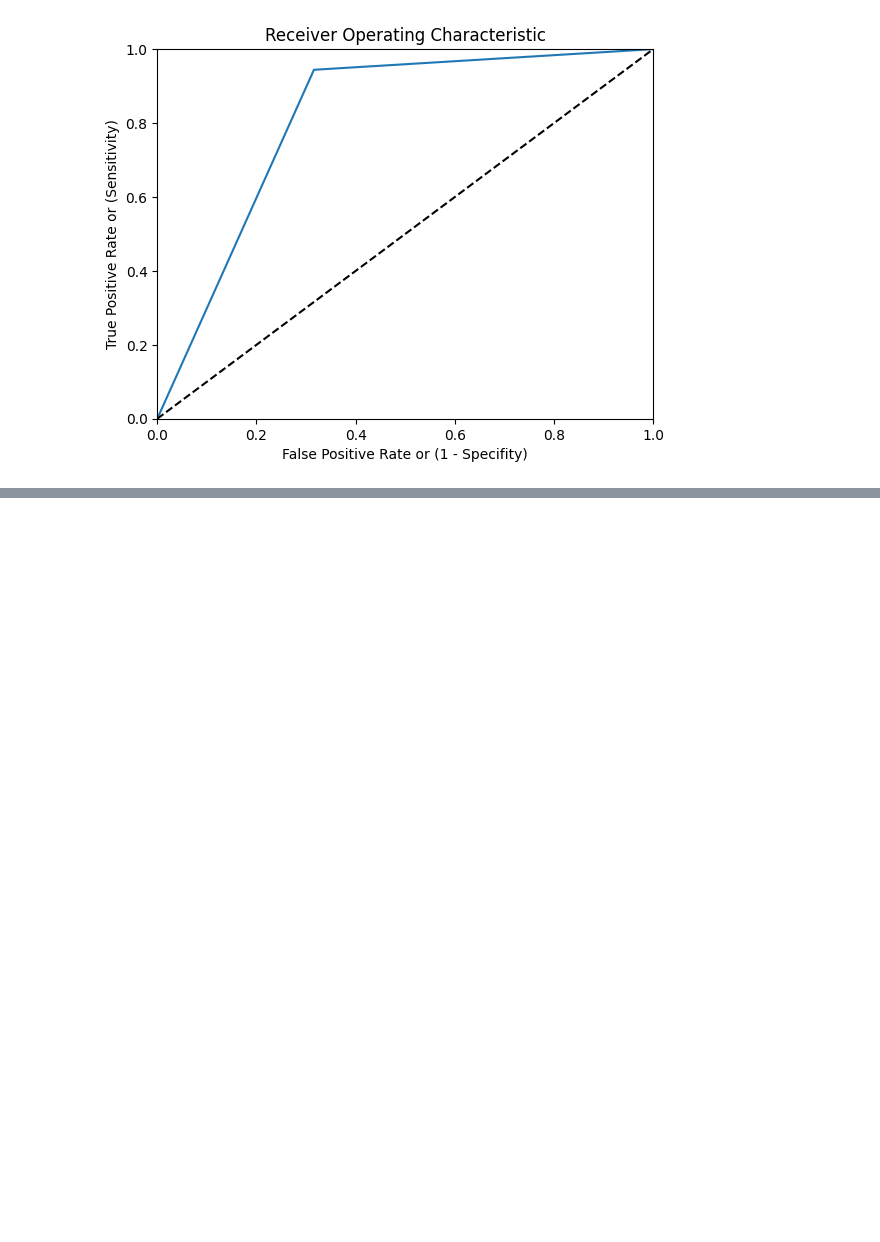
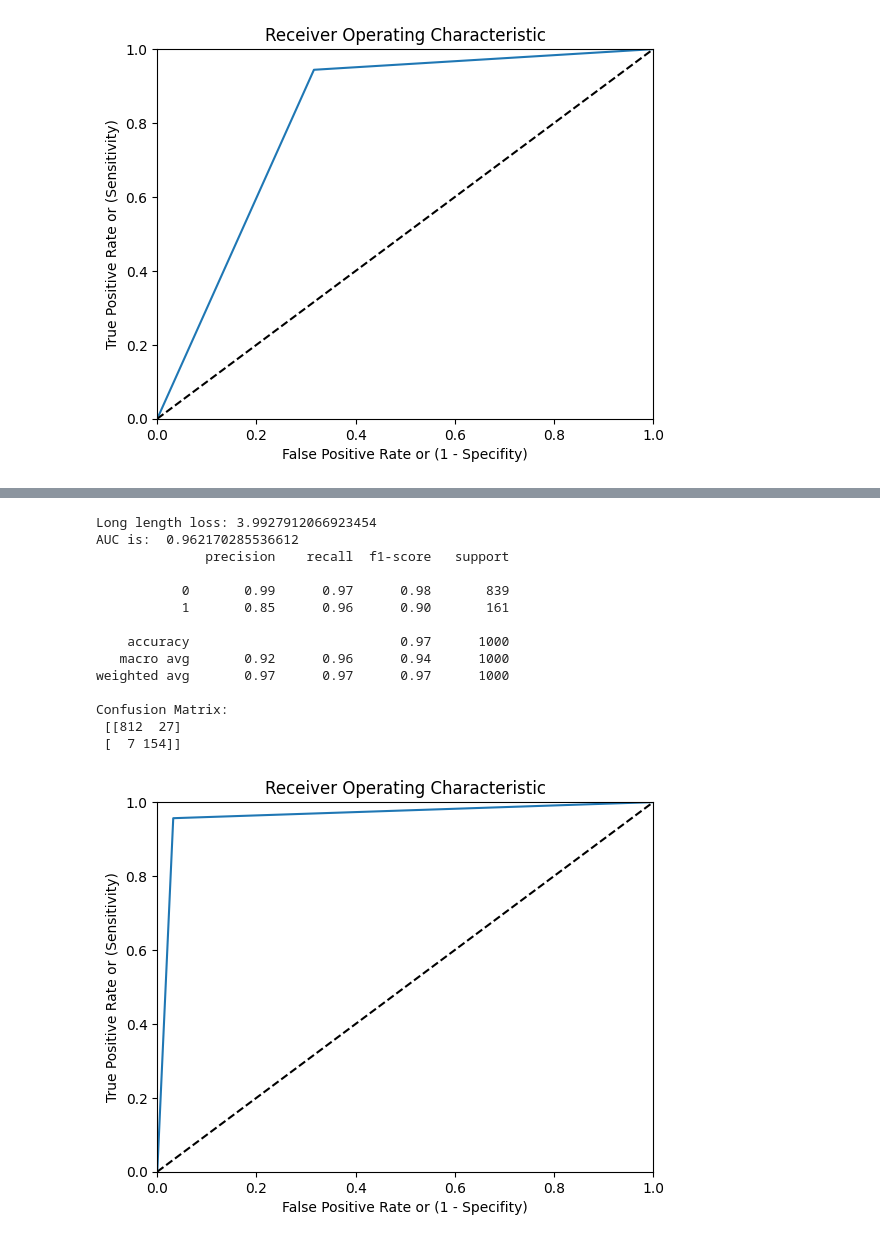
Before and after one commit to Yc1007942/cds_project, a Jupyter notebook: notebooks/adversarial_testing.ipynb, the cells around one changed output, grey strips where cells are left out. Saved outputs shown, nothing was run; the diff lists cells and outputs as text; code cells hidden in the pictures; blank space fills up the shorter version.

```diff
--- a/notebooks/adversarial_testing.ipynb
+++ b/notebooks/adversarial_testing.ipynb
@@ -420,0 +495,19 @@ Confusion Matrix:
+# %%
+print("Long length loss:", long_loss)
+evaluate_on_testing_set(long_test_labels, long_preds)
+# %% [output]
+Long length loss: 3.9927912066923454
+AUC is:  0.962170285536612
+              precision    recall  f1-score   support
+
+           0       0.99      0.97      0.98       839
+           1       0.85      0.96      0.90       161
+
+    accuracy                           0.97      1000
+   macro avg       0.92      0.96      0.94      1000
+weighted avg       0.97      0.97      0.97      1000
+
+Confusion Matrix:
+ [[812  27]
+ [  7 154]]
+[figure, added]
```
Also changed, not shown: parts of 19 cells of this notebook.
